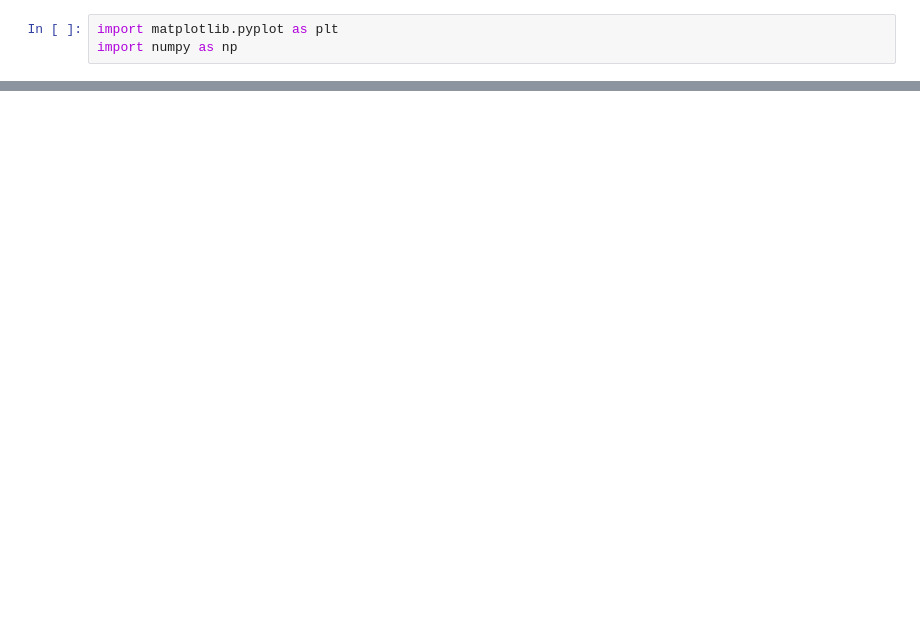
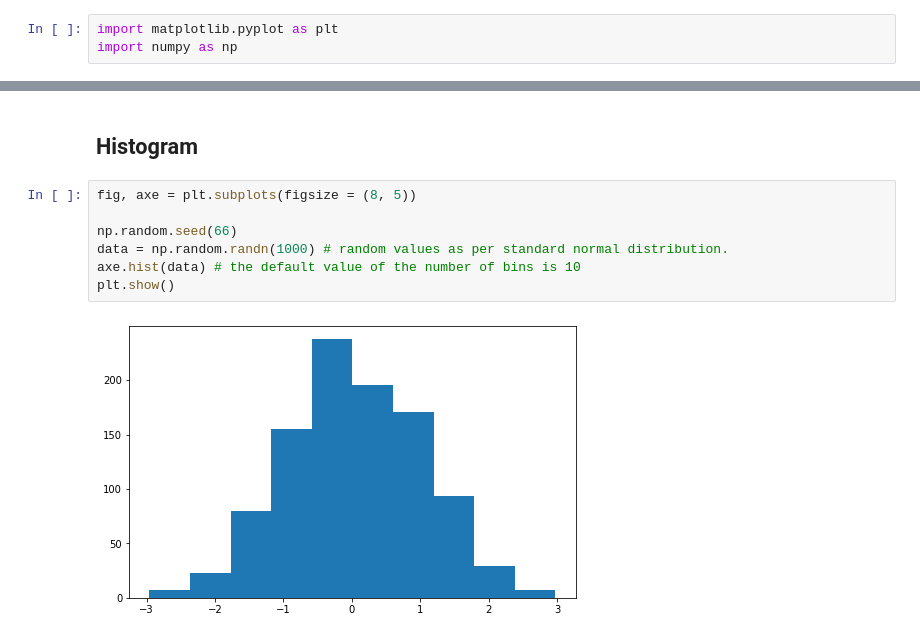
Before and after one commit to turingplanet/matplotlib-intro-tutorial, a Jupyter notebook: notebooks/7-bar.ipynb, the cells around one changed output, grey strips where cells are left out. Saved outputs shown, nothing was run; the diff lists cells and outputs as text; blank space fills up the shorter version.

```diff
--- a/notebooks/7-bar.ipynb
+++ b/notebooks/7-bar.ipynb
@@ -50,0 +54,11 @@ plt.show()
+# %% [markdown]
+## Histogram
+# %%
+fig, axe = plt.subplots(figsize = (8, 5))
+
+np.random.seed(66)
+data = np.random.randn(1000) # random values as per standard normal distribution.
+axe.hist(data) # the default value of the number of bins is 10
+plt.show()
+# %% [output]
+[figure, added]
```
Also changed, not shown: parts of 8 cells of this notebook, 1 other file.
